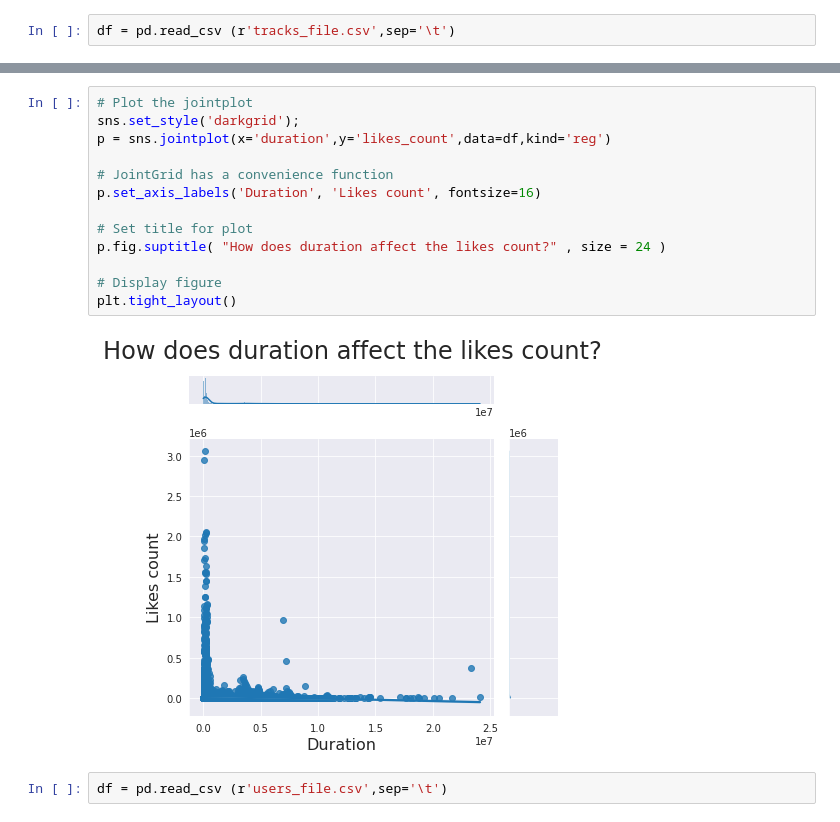
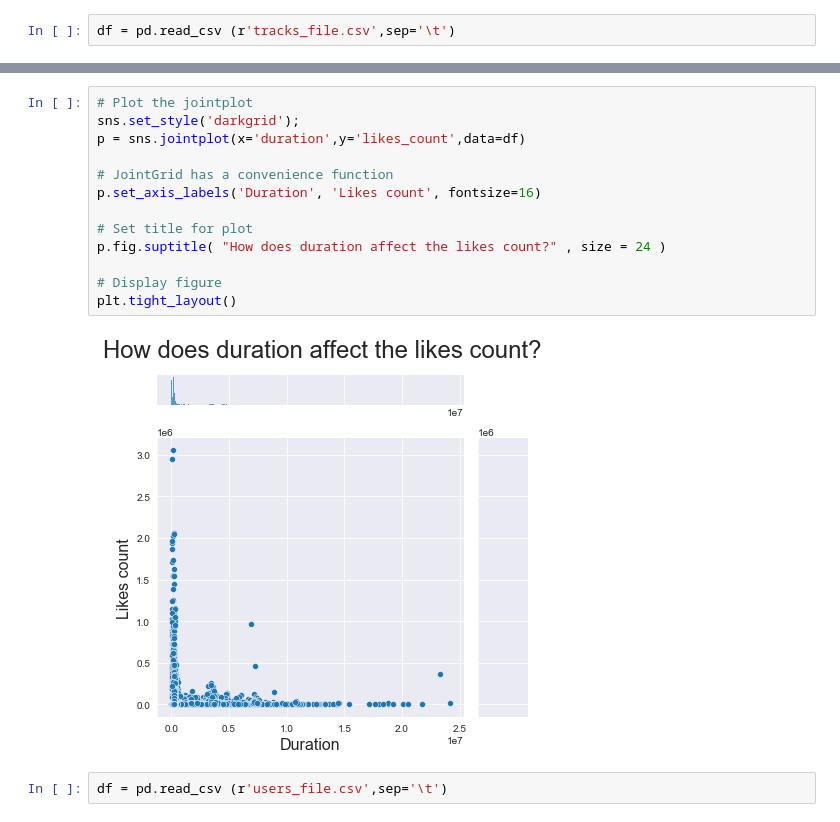
Before and after one commit to machung2001/SoundCloud, a Jupyter notebook: Project 2/Trang.ipynb, the cells around one changed output, grey strips where cells are left out. Saved outputs shown, nothing was run; the diff lists cells and outputs as text.

```diff
--- a/Project 2/Trang.ipynb
+++ b/Project 2/Trang.ipynb
@@ -13,18 +80,18 @@ df = pd.read_csv (r'tracks_file.csv',sep='\t')
 # %%
 # Plot the jointplot
 sns.set_style('darkgrid');
-p = sns.jointplot(x='duration',y='likes_count',data=df,kind='reg')
+p = sns.jointplot(x='duration',y='likes_count',data=df)
 
 # JointGrid has a convenience function
 p.set_axis_labels('Duration', 'Likes count', fontsize=16)
 
 # Set title for plot
 p.fig.suptitle( "How does duration affect the likes count?" , size = 24 )
 
 # Display figure
 plt.tight_layout()
 # %% [output]
-[figure, old version]
+[figure, new version]
 # %%
 df = pd.read_csv (r'users_file.csv',sep='\t')
 # %%
```
Also changed, not shown: parts of 4 cells of this notebook.
